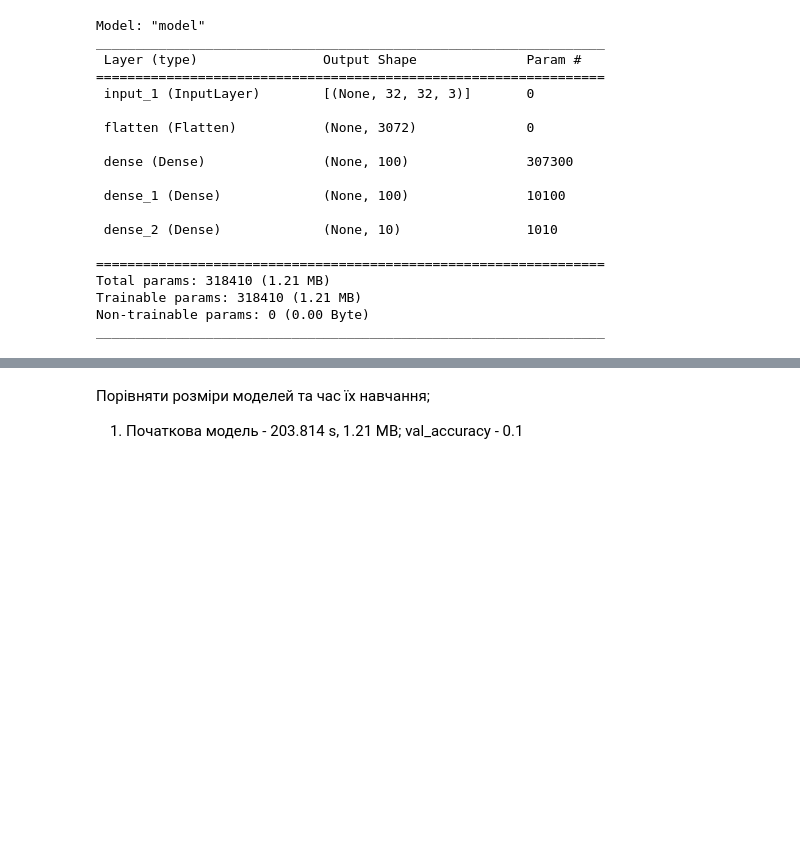
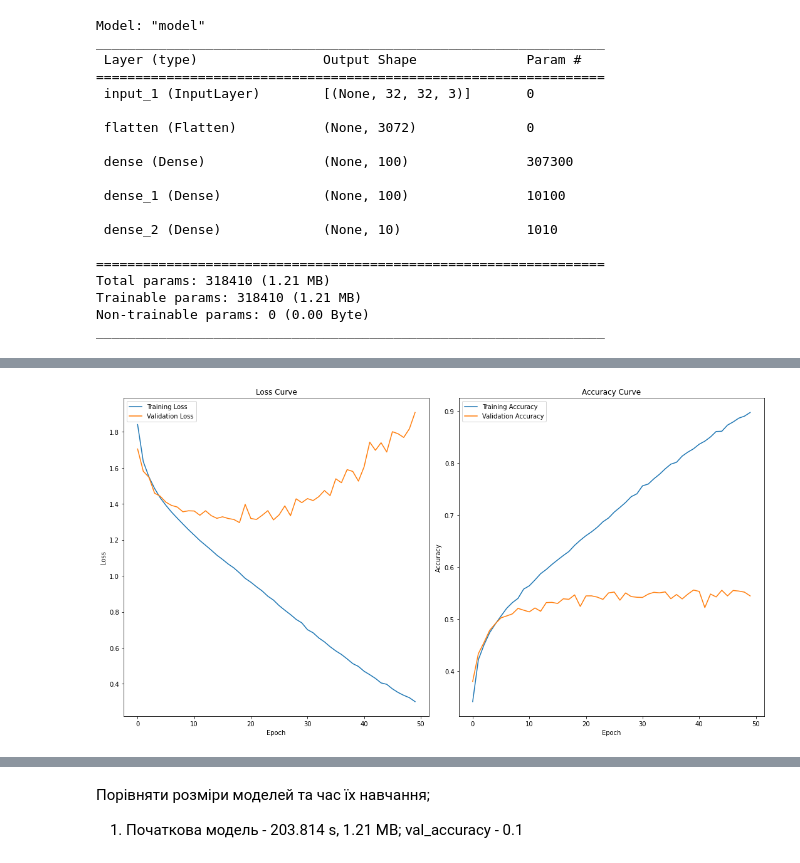
Before and after one commit to juliatvenko/DeepL, a Jupyter notebook: DL-LW1.ipynb, the cells around one changed output, grey strips where cells are left out. Cells and saved outputs as stored; diff of their text form; code cells hidden in the pictures; blank space fills up the shorter version.

```diff
--- a/DL-LW1.ipynb
+++ b/DL-LW1.ipynb
@@ -224,3 +210,22 @@ Total params: 318410 (1.21 MB)
 Trainable params: 318410 (1.21 MB)
 Non-trainable params: 0 (0.00 Byte)
 _________________________________________________________________
+# %%
+model2 = construct_model((32,32,3), dim_per_layer=[1152, 576, 288], n_classes=len(id2class))
+
+model2.compile(
+    optimizer=tf.keras.optimizers.SGD(learning_rate=1e-3, momentum=0.9),
+    # спарс версія оскільки y_train та y_test містять номери класів
+    loss=tf.keras.losses.SparseCategoricalCrossentropy(from_logits=True),
+    metrics=['accuracy']
+)
+
+hist2 = model2.fit(
+    x=x_train,
+    y=y_train,
+    # кількість епох
+    epochs=50,
+    # розмір партії даних
+    batch_size=32,
+    validation_data=(x_test, y_test)
+)
@@ -226,0 +286,4 @@ _________________________________________________________________
+# %%
+plot_history(hist2)
+# %% [output]
+[figure, added]
```
Also changed, not shown: parts of 30 cells of this notebook, 3 other files.
